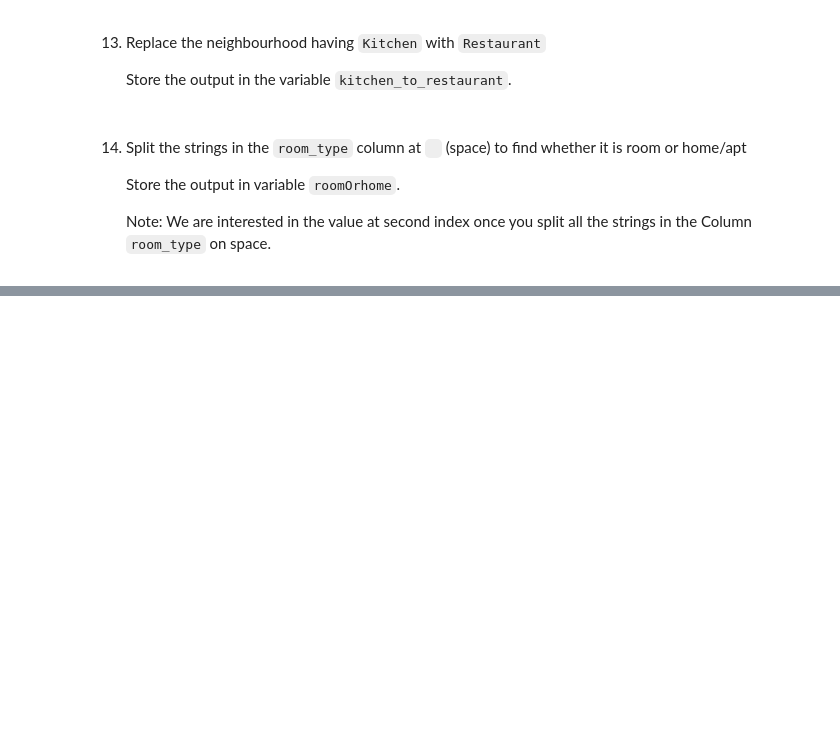
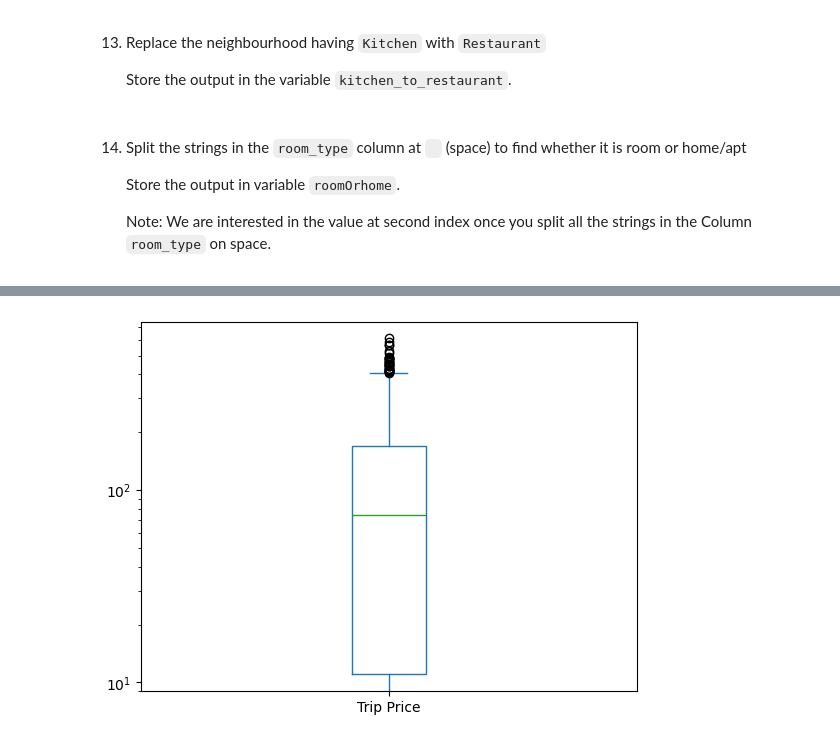
Before and after one commit to DVadeus/Data-Analysis, a Jupyter notebook: 3 Data Cleaning Pandas.ipynb, the cells around one changed output, grey strips where cells are left out. Saved outputs shown, nothing was run; the diff lists cells and outputs as text; code cells hidden in the pictures; blank space fills up the shorter version.

```diff
--- a/3 Data Cleaning Pandas.ipynb
+++ b/3 Data Cleaning Pandas.ipynb
@@ -2332,0 +2614,4 @@ roomOrhome = df['room_type'].str.split()
+# %%
+outliers = df[((df['Wait Time Min'] - df['Wait Time Min'].mean()) / df['Wait Time Min'].std()).abs() > 3.5]
+# %%
+df.drop(outliers.index, inplace = True)
@@ -2332,0 +2624,5 @@ roomOrhome = df['room_type'].str.split()
+# %%
+Price_plot = df['Trip Price'].plot(kind='box')
+Price_plot.set_yscale('log')
+# %% [output]
+[figure, added]
```
Also changed, not shown: parts of 70 cells of this notebook, 1 other file.
